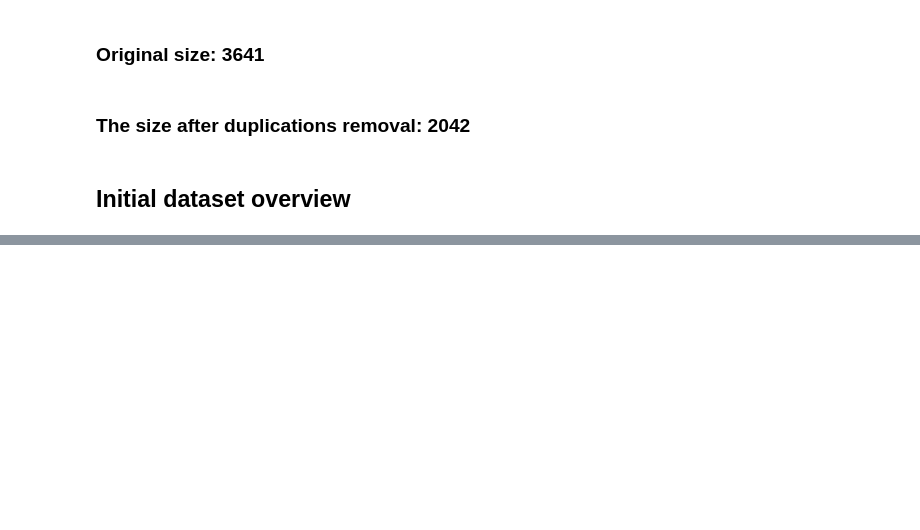
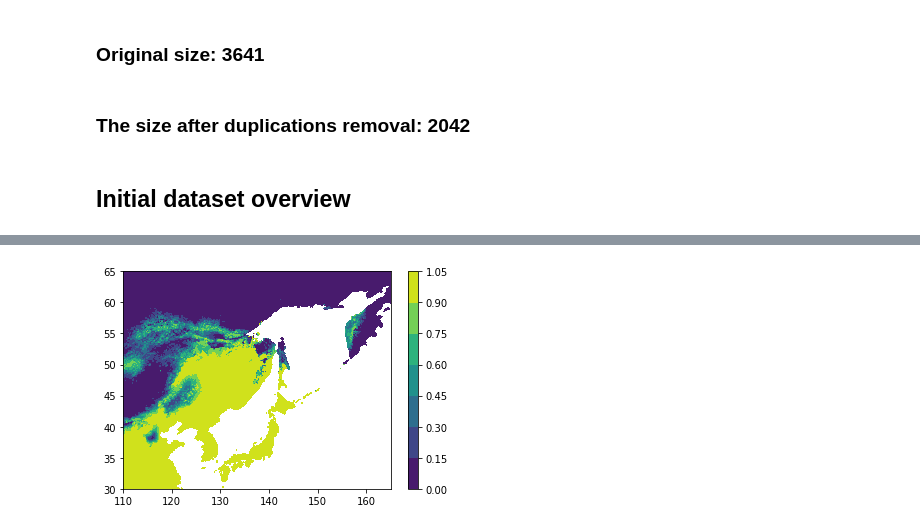
Before and after one commit to scidam/sdm, a Jupyter notebook: main.ipynb, the cells around one changed output, grey strips where cells are left out. Saved outputs shown, nothing was run; the diff lists cells and outputs as text; code cells hidden in the pictures; blank space fills up the shorter version.

```diff
--- a/main.ipynb
+++ b/main.ipynb
@@ -105,0 +216,3 @@ Name: species, dtype: int64
+# %%
+clf = LogisticRegression()
+clf.fit(X, y)
@@ -105,0 +234,8 @@ Name: species, dtype: int64
+# %%
+lats, lons = np.meshgrid(np.linspace(30,65,500), np.linspace(110,165,500))
+# %%
+result = []
+for var in SELECTED:
+    result.append(get_predictor_data(lats.ravel(), lons.ravel(), var))
+result = np.array(result)
+print(result.shape)
@@ -105,0 +259,13 @@ Name: species, dtype: int64
+# %%
+inds = ~np.any(np.isnan(result.T), axis=1)
+prob0 = clf.predict_proba(result[:,inds].T)
+cont  =np.zeros(len(lats.ravel()))
+cont[:] = np.nan
+cont[inds] = prob0[:,0]
+# %%
+from pylab import *
+contourf(lons, lats, cont.reshape(500,500))
+colorbar()
+show()
+# %% [output]
+[figure, added]
```
Also changed, not shown: parts of 15 cells of this notebook, 13 other files.
